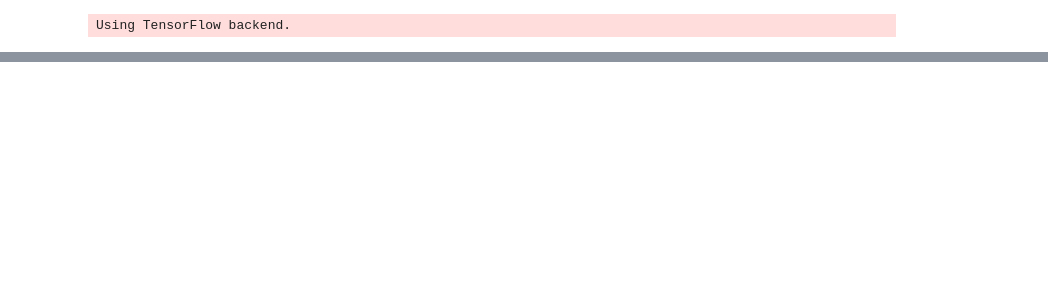
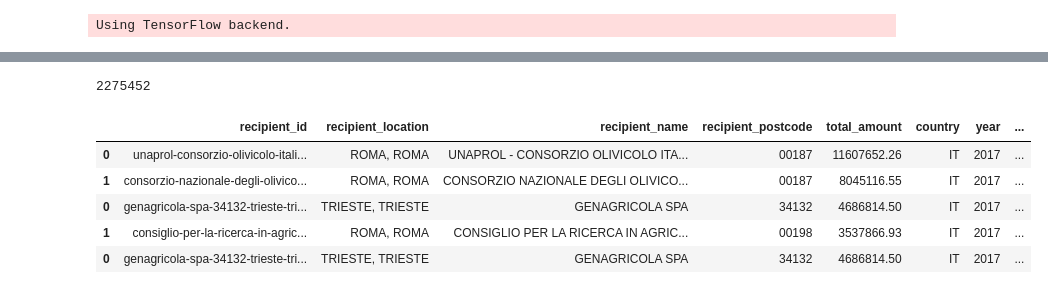
Before and after one commit to openspending/farmsubsidy-scrapers, a Jupyter notebook: it/it_scraper.ipynb, the cells around one changed output, grey strips where cells are left out. Drawn from its saved outputs; the diff is of its cells as text; code cells hidden in the pictures; blank space fills up the shorter version.

```diff
--- a/it/it_scraper.ipynb
+++ b/it/it_scraper.ipynb
@@ -24,7 +24,7 @@ Using TensorFlow backend.
 # %%
 cs = captcha.CaptchaSolver(model_path='captcha/agea_11.h5')
 # %%
-YEAR = 2016
+YEAR = 2017
 # %%
 START_URL = 'https://www.sian.it/pubbAimu/start.do'
 START2_URL = 'https://www.sian.it/pubbAimu/beneficiari/start.do'
@@ -391,0 +408,13 @@ If you're reading this message in another frontend (for example, a static render
+# %%
+len(df)
+# %% [output]
+2275452
+# %%
+df.head()
+# %% [output]
+|  | recipient_id | recipient_location | recipient_name | recipient_postcode | total_amount | country | year | ... |
+| 0 | unaprol-consorzio-olivicolo-itali... | ROMA, ROMA | UNAPROL - CONSORZIO OLIVICOLO ITA... | 00187 | 11607652.26 | IT | 2017 | ... |
+| 1 | consorzio-nazionale-degli-olivico... | ROMA, ROMA | CONSORZIO NAZIONALE DEGLI OLIVICO... | 00187 | 8045116.55 | IT | 2017 | ... |
+| 0 | genagricola-spa-34132-trieste-tri... | TRIESTE, TRIESTE | GENAGRICOLA SPA | 34132 | 4686814.50 | IT | 2017 | ... |
+| 1 | consiglio-per-la-ricerca-in-agric... | ROMA, ROMA | CONSIGLIO PER LA RICERCA IN AGRIC... | 00198 | 3537866.93 | IT | 2017 | ... |
+| 0 | genagricola-spa-34132-trieste-tri... | TRIESTE, TRIESTE | GENAGRICOLA SPA | 34132 | 4686814.50 | IT | 2017 | ... |
```
Also changed, not shown: parts of 3 cells of this notebook, 1 other file.
